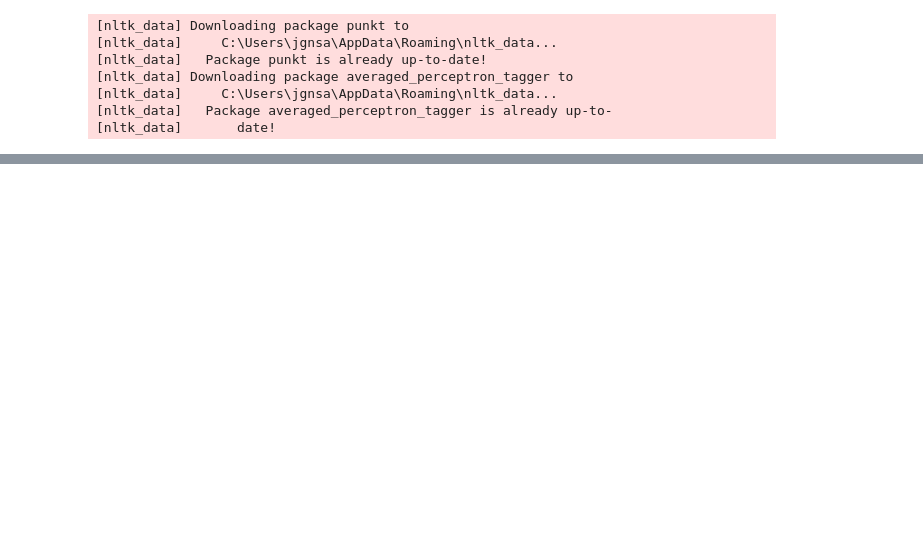
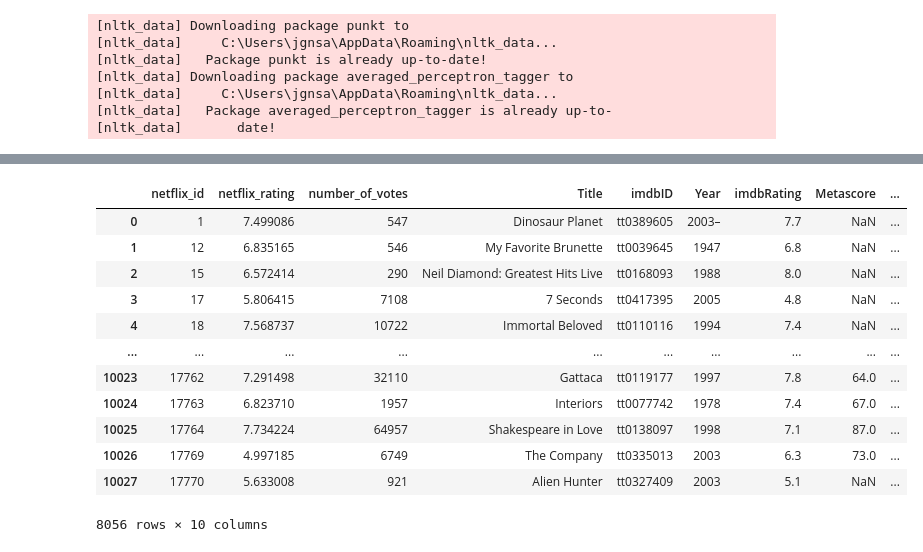
Before and after one commit to Garcipaldis/bridge_datascience_JorgeGarcia, a Jupyter notebook: EDA_FINAL/src/main.ipynb, the cells around one changed output, grey strips where cells are left out. Cells and saved outputs as stored; diff of their text form; code cells hidden in the pictures; blank space fills up the shorter version.

```diff
--- a/EDA_FINAL/src/main.ipynb
+++ b/EDA_FINAL/src/main.ipynb
@@ -28,0 +89,2 @@ wcleaner.search_word_popularity('love', genre='Romance')
+# %%
+netflix = NetCleaner()
@@ -28,0 +107,16 @@ wcleaner.search_word_popularity('love', genre='Romance')
+# %%
+netflix.get_base_dataframe(data_path, omdb_net_path, save=True)
+# %% [output]
+|  | netflix_id | netflix_rating | number_of_votes | Title | imdbID | Year | imdbRating | Metascore | ... |
+| 0 | 1 | 7.499086 | 547 | Dinosaur Planet | tt0389605 | 2003– | 7.7 | NaN | ... |
+| 1 | 12 | 6.835165 | 546 | My Favorite Brunette | tt0039645 | 1947 | 6.8 | NaN | ... |
+| 2 | 15 | 6.572414 | 290 | Neil Diamond: Greatest Hits Live | tt0168093 | 1988 | 8.0 | NaN | ... |
+| 3 | 17 | 5.806415 | 7108 | 7 Seconds | tt0417395 | 2005 | 4.8 | NaN | ... |
+| 4 | 18 | 7.568737 | 10722 | Immortal Beloved | tt0110116 | 1994 | 7.4 | NaN | ... |
+| ... | ... | ... | ... | ... | ... | ... | ... | ... | ... |
+| 10023 | 17762 | 7.291498 | 32110 | Gattaca | tt0119177 | 1997 | 7.8 | 64.0 | ... |
+| 10024 | 17763 | 6.823710 | 1957 | Interiors | tt0077742 | 1978 | 7.4 | 67.0 | ... |
+| 10025 | 17764 | 7.734224 | 64957 | Shakespeare in Love | tt0138097 | 1998 | 7.1 | 87.0 | ... |
+| 10026 | 17769 | 4.997185 | 6749 | The Company | tt0335013 | 2003 | 6.3 | 73.0 | ... |
+| 10027 | 17770 | 5.633008 | 921 | Alien Hunter | tt0327409 | 2003 | 5.1 | NaN | ... |
+8056 rows × 10 columns
```
Also changed, not shown: parts of 12 cells of this notebook, 8 other files.
